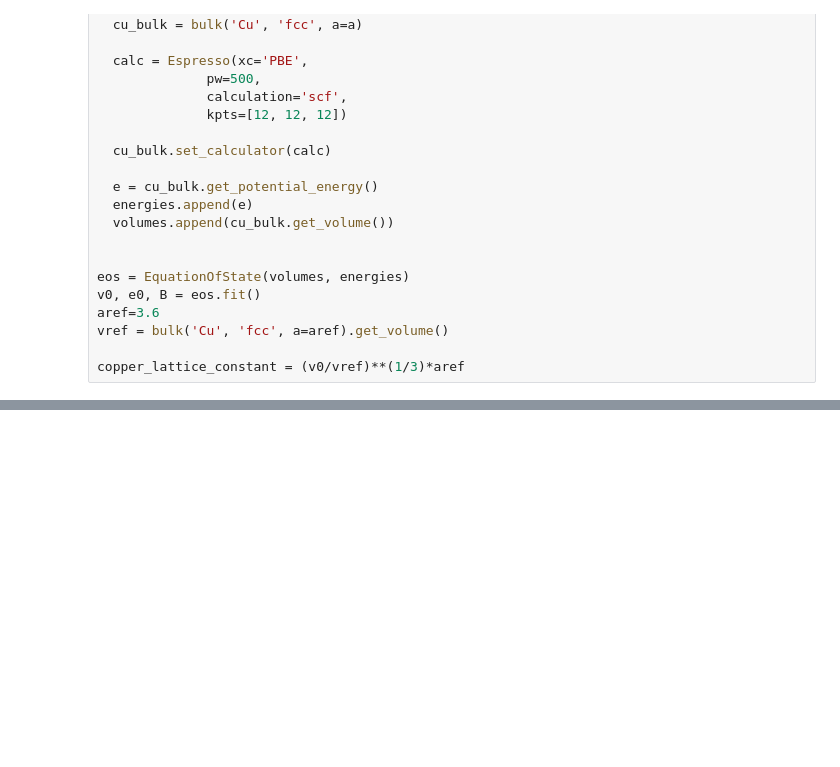
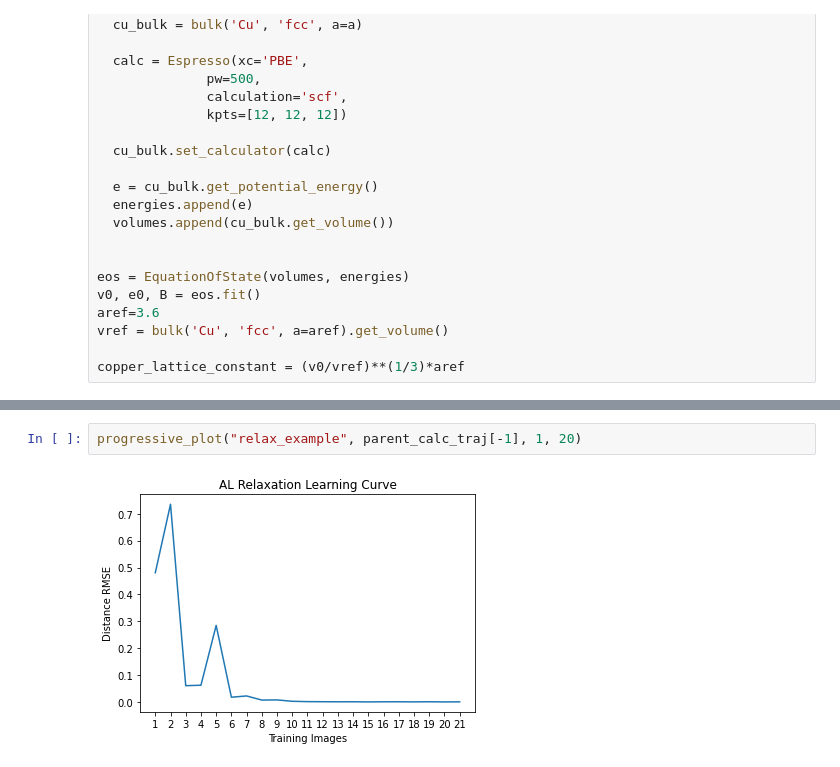
Before and after one commit to ulissigroup/OfflineAL-for-MLPs-manuscript, a Jupyter notebook: al_random_relaxation_example.ipynb, the cells around one changed output, grey strips where cells are left out. Cells and saved outputs as stored; diff of their text form; blank space fills up the shorter version.

```diff
--- a/al_random_relaxation_example.ipynb
+++ b/al_random_relaxation_example.ipynb
@@ -268,0 +272,4 @@ AL relaxed structure error: 0.03448707998004555
+# %%
+progressive_plot("relax_example", parent_calc_traj[-1], 1, 20)
+# %% [output]
+[figure, added]
```
Also changed, not shown: parts of 6 cells of this notebook.
